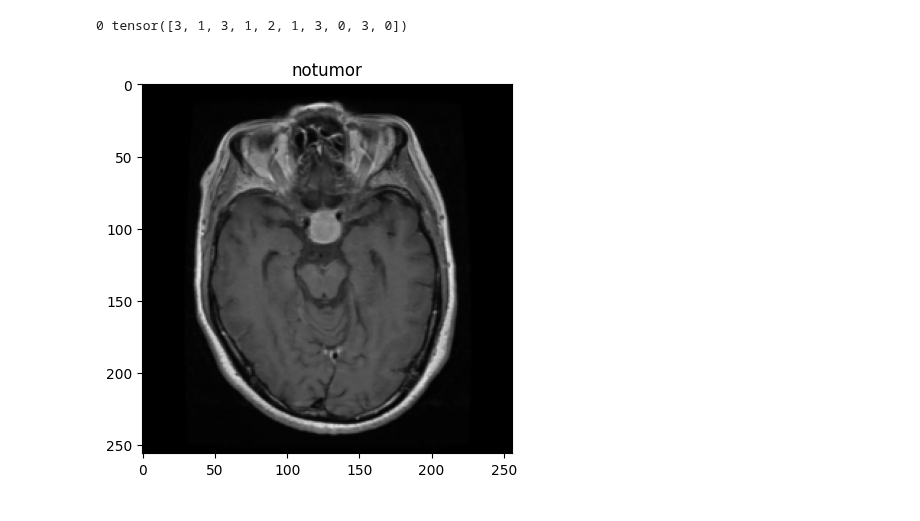
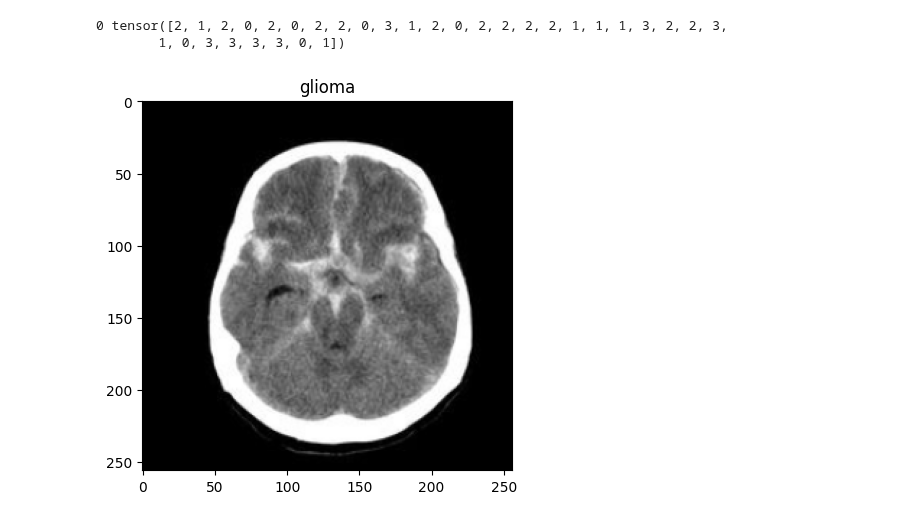
Before and after one commit to NicholasLeotta99/Neuromatch_BrainCancer, a Jupyter notebook: code/VGG19_Classifier_Test.ipynb, the cells around one changed output. Saved outputs shown, nothing was run; the diff lists cells and outputs as text; code cells hidden in the pictures.

```diff
--- a/code/VGG19_Classifier_Test.ipynb
+++ b/code/VGG19_Classifier_Test.ipynb
@@ -100,18 +85,23 @@ classes = os.listdir('./Training/')
 # %%
 # @title Dataset Generation
 #TODO - Verify labels correspond to classes
-data_transf = transforms.Compose([
-transforms.Resize((256, 256)),
-transforms.ToTensor()])
-import matplotlib.pyplot as plt
+
+data_transf = transforms.Compose([transforms.Resize((256, 256)),
+                                  transforms.ToTensor()])
+
 TrainingDataset = ImageFolder(root='./Training/', transform=data_transf)#, transform=torchvision.models.VGG19_Weights.IMAGENET1K_V1.transforms)
-TrainingLoader = DataLoader(TrainingDataset, batch_size=10, shuffle=True)
+TrainingLoader = DataLoader(TrainingDataset, batch_size=32, shuffle=True)
+
+ValidationDataset = ImageFolder(root='./Validation/', transform=data_transf)#, transform=torchvision.models.VGG19_Weights.IMAGENET1K_V1.transforms)
+ValidationLoader = DataLoader(ValidationDataset, batch_size= 32, shuffle=True)
+
 for batch_number , (images, labels) in enumerate(TrainingLoader):
   print(batch_number, labels)
   plt.imshow(torch.moveaxis(images[0], 0, -1))
   plt.title(classes[labels[0]])
   plt.show()
   break
 # %% [output]
-0 tensor([3, 1, 3, 1, 2, 1, 3, 0, 3, 0])
+0 tensor([2, 1, 2, 0, 2, 0, 2, 2, 0, 3, 1, 2, 0, 2, 2, 2, 2, 1, 1, 1, 3, 2, 2, 3,
+        1, 0, 3, 3, 3, 3, 0, 1])
-[figure, old version]
+[figure, new version]
```
Also changed, not shown: parts of 10 cells of this notebook.
